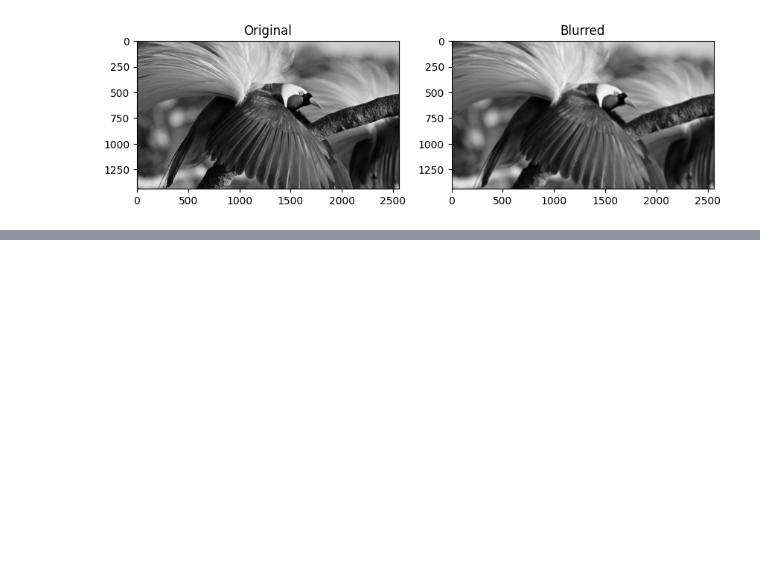
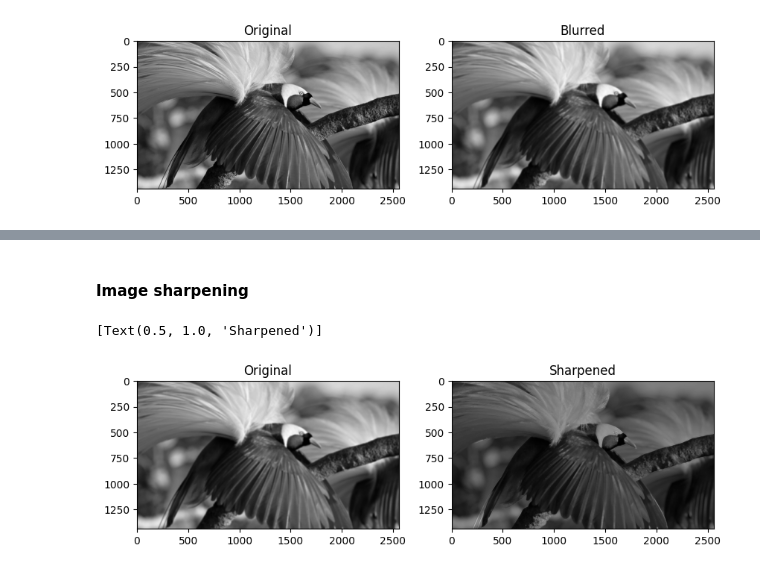
Before and after one commit to JordanSheaDev/Deep-Learning-CNN-Convolutional-Neural-Networks-with-Python, a Jupyter notebook: personal_code/chapter_02/01_reading_and_showing_imagaes_in_python.ipynb, the cells around one changed output, grey strips where cells are left out. Saved outputs shown, nothing was run; the diff lists cells and outputs as text; code cells hidden in the pictures; blank space fills up the shorter version.

```diff
--- a/personal_code/chapter_02/01_reading_and_showing_imagaes_in_python.ipynb
+++ b/personal_code/chapter_02/01_reading_and_showing_imagaes_in_python.ipynb
@@ -141,0 +180,15 @@ ax2.set(title='Blurred')
+# %% [markdown]
+#### Image sharpening
+# %%
+# Can sharpen an image by multiplying it by the gradient magnitude
+im_sharped = im_blurred + 0.5*grad_mag
+
+#  Plot the image
+fig, (ax1, ax2) = plt.subplots(1, 2, figsize=(10,15))
+ax1.imshow(im_blurred, cmap='gray')
+ax2.imshow(im_sharped, cmap='gray')
+ax1.set(title='Original')
+ax2.set(title='Sharpened')
+# %% [output]
+[Text(0.5, 1.0, 'Sharpened')]
+[figure, added]
```
Also changed, not shown: parts of 6 cells of this notebook.
